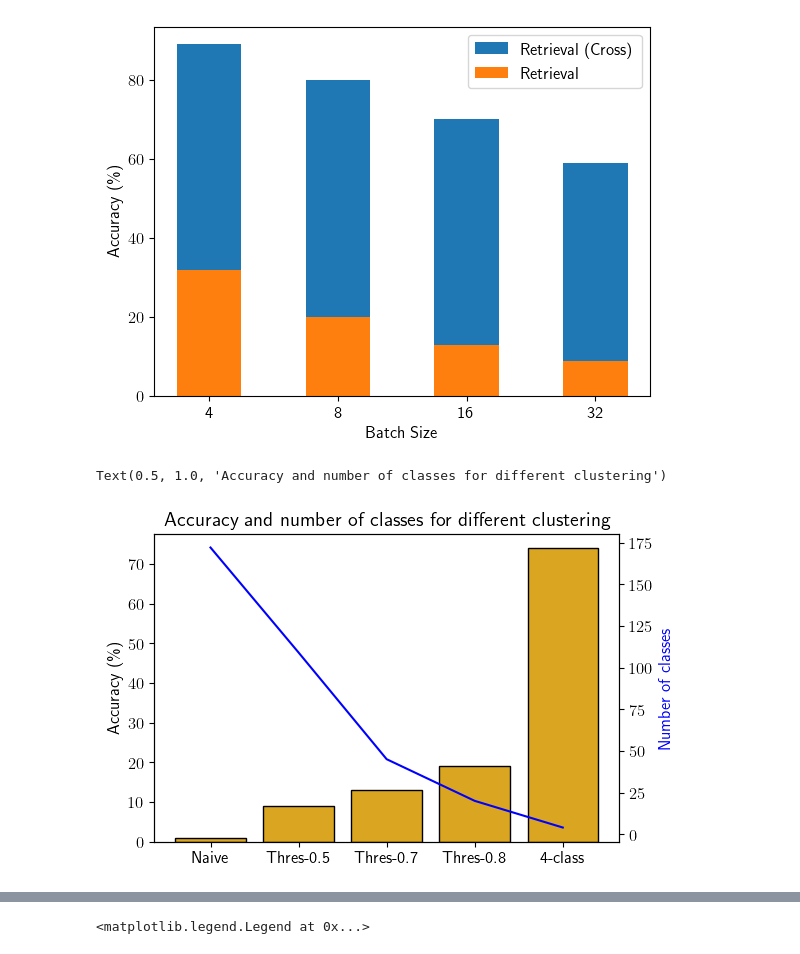
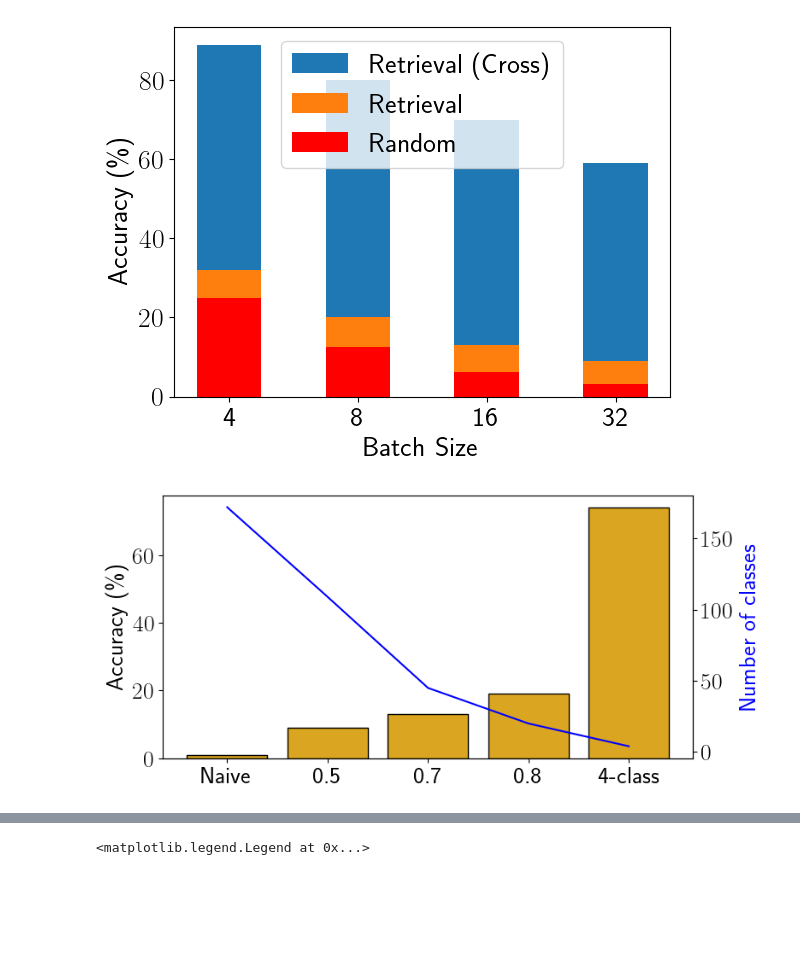
Before and after one commit to lixinghe1999/HAR, a Jupyter notebook: code/plot/plot.ipynb, the cells around one changed output, grey strips where cells are left out. Drawn from its saved outputs; the diff is of its cells as text; code cells hidden in the pictures; blank space fills up the shorter version.

```diff
--- a/code/plot/plot.ipynb
+++ b/code/plot/plot.ipynb
@@ -3,4 +3,4 @@ import matplotlib.pyplot as plt
 import matplotlib.patches as mpatches
 from matplotlib import rc
 rc('text', usetex=True)
-plt.rcParams.update({'font.size': 12})
+plt.rcParams.update({'font.size': 20})
@@ -8,35 +95,35 @@ plt.rcParams.update({'font.size': 12})
 # Motivation 1
 retrieval_cross = [89, 80, 70, 59]
 retrieval = [32, 20, 13, 9]
+random = [25, 12.5, 6.25, 3.125]
 fig = plt.figure()
 ax = fig.add_subplot(111)
 ax.bar(range(len(retrieval_cross)), retrieval_cross, label='Retrieval (Cross)', width=0.5)
 ax.bar(range(len(retrieval)), retrieval, label='Retrieval', width=0.5)
+ax.bar(range(len(random)), random, label='Random', width=0.5, color='red')
 ax.set_xlabel('Batch Size')
 ax.set_ylabel('Accuracy (\%)')
 ax.legend()
 ax.set_xticks(range(len(retrieval)), [4, 8, 16, 32])
-plt.savefig('figs/retrieval.pdf', bbox_inches='tight')
+plt.savefig('../figs/retrieval.pdf', bbox_inches='tight')
 # %% [output]
-[figure, old version]
+[figure, new version]
 # %%
 # Motivation 2
 acc = [1, 9, 13, 19, 74]
 num_class = [172, 109, 45, 20, 4]
-names = ['Naive', 'Thres-0.5', 'Thres-0.7', 'Thres-0.8', '4-class']
+names = ['Naive', '0.5', '0.7', '0.8', '4-class']
 # colors = ['goldenrod', 'chocolate', 'forestgreen', 'green']
-fig = plt.figure(figsize=(6, 4))
+fig = plt.figure(figsize=(8, 4))
 ax = fig.add_subplot(111)
 ax.bar(range(len(acc)), acc, edgecolor='black', color='goldenrod', width=0.8)
 ax.set_xticks(range(len(acc)), names)
 ax2 = ax.twinx()
 ax2.plot(range(len(acc)), num_class, color='b')
 
 ax.set_ylabel('Accuracy (\%)')
 ax2.set_ylabel('Number of classes', color='b')
-ax.set_title('Accuracy and number of classes for different clustering')
-# plt.savefig('figs/acc_num_class.pdf')
+plt.savefig('../figs/acc_num_class.pdf')
 # %% [output]
-Text(0.5, 1.0, 'Accuracy and number of classes for different clustering')
-[figure, old version]
+[figure, new version]
 # %%
```
Also changed, not shown: parts of 8 cells of this notebook, 34 other files.
